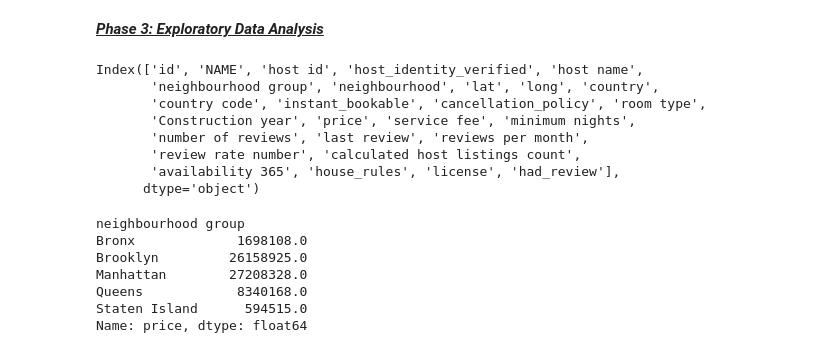
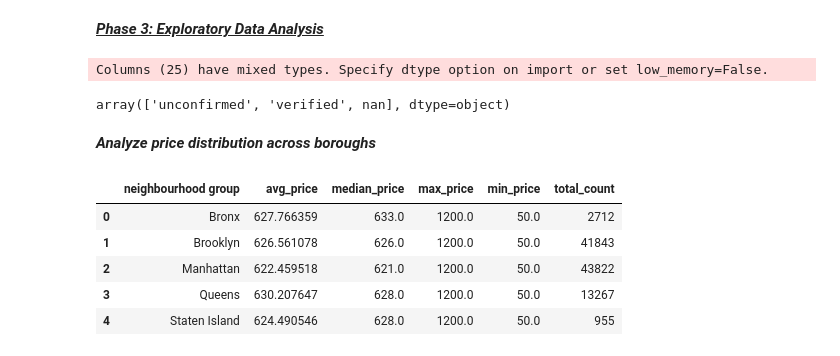
Before and after one commit to Rahulsrinivasan22/airbnb-nyc-capstone, a Jupyter notebook: notebooks/Exploratory Data Analysis.ipynb, the cells around one changed output. Saved outputs shown, nothing was run; the diff lists cells and outputs as text; code cells hidden in the pictures.

```diff
--- a/notebooks/Exploratory Data Analysis.ipynb
+++ b/notebooks/Exploratory Data Analysis.ipynb
@@ -3,28 +3,43 @@
 # %%
 import numpy as np
 import pandas as pd
-import matplotlib as plt
-import seaborn as sbs
+import matplotlib.pyplot as plt
+import seaborn as sns
 
 data = pd.read_csv("E:/Projects/airbnb-nyc-capstone/data/cleaned/cleaned_airbnb_nyc_data.csv")
 
 data.columns
+
+data['host_identity_verified'].unique()
 # %% [output]
-Index(['id', 'NAME', 'host id', 'host_identity_verified', 'host name',
-       'neighbourhood group', 'neighbourhood', 'lat', 'long', 'country',
-       'country code', 'instant_bookable', 'cancellation_policy', 'room type',
-       'Construction year', 'price', 'service fee', 'minimum nights',
-       'number of reviews', 'last review', 'reviews per month',
-       'review rate number', 'calculated host listings count',
-       'availability 365', 'house_rules', 'license', 'had_review'],
-      dtype='object')
+Columns (25) have mixed types. Specify dtype option on import or set low_memory=False.
+array(['unconfirmed', 'verified', nan], dtype=object)
-# %%
-data.groupby('neighbourhood group')['price'].sum()
-# %% [output]
-neighbourhood group
-Bronx             1698108.0
-Brooklyn         26158925.0
-Manhattan        27208328.0
-Queens            8340168.0
-Staten Island      594515.0
-Name: price, dtype: float64
+# %% [markdown]
+***Analyze price distribution across boroughs***
+# %%
+price_details= data.groupby('neighbourhood group').agg(
+    avg_price=('price', 'mean'),
+    median_price=('price', 'median'),
+    max_price=('price', 'max'),
+    min_price=('price', 'min'),
+    total_count=('id', 'count')
+).reset_index()
+
+# price_details.to_csv("../data/cleaned/price_details.csv", index=False)
+price_details = pd.DataFrame(data.groupby('neighbourhood group').agg(
+    avg_price=('price', 'mean'),
+    median_price=('price', 'median'),
+    max_price=('price', 'max'),
+    min_price=('price', 'min'),
+    total_count=('id', 'count')
+).reset_index()
+)
+
+price_details
+# %% [output]
+|  | neighbourhood group | avg_price | median_price | max_price | min_price | total_count |
+| 0 | Bronx | 627.766359 | 633.0 | 1200.0 | 50.0 | 2712 |
+| 1 | Brooklyn | 626.561078 | 626.0 | 1200.0 | 50.0 | 41843 |
+| 2 | Manhattan | 622.459518 | 621.0 | 1200.0 | 50.0 | 43822 |
+| 3 | Queens | 630.207647 | 628.0 | 1200.0 | 50.0 | 13267 |
+| 4 | Staten Island | 624.490546 | 628.0 | 1200.0 | 50.0 | 955 |
```
Also changed, not shown: parts of 11 cells of this notebook, 4 other files.
